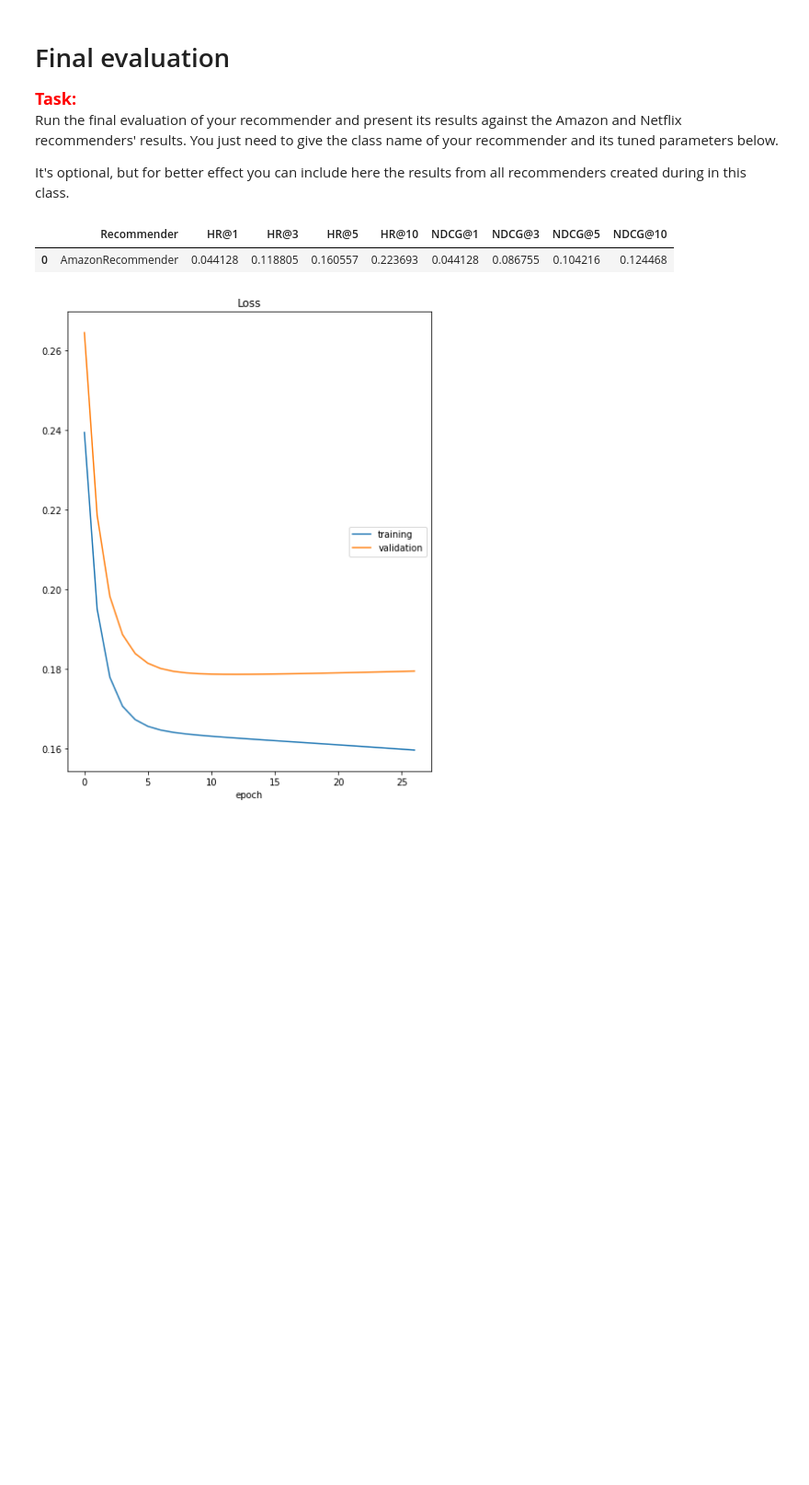
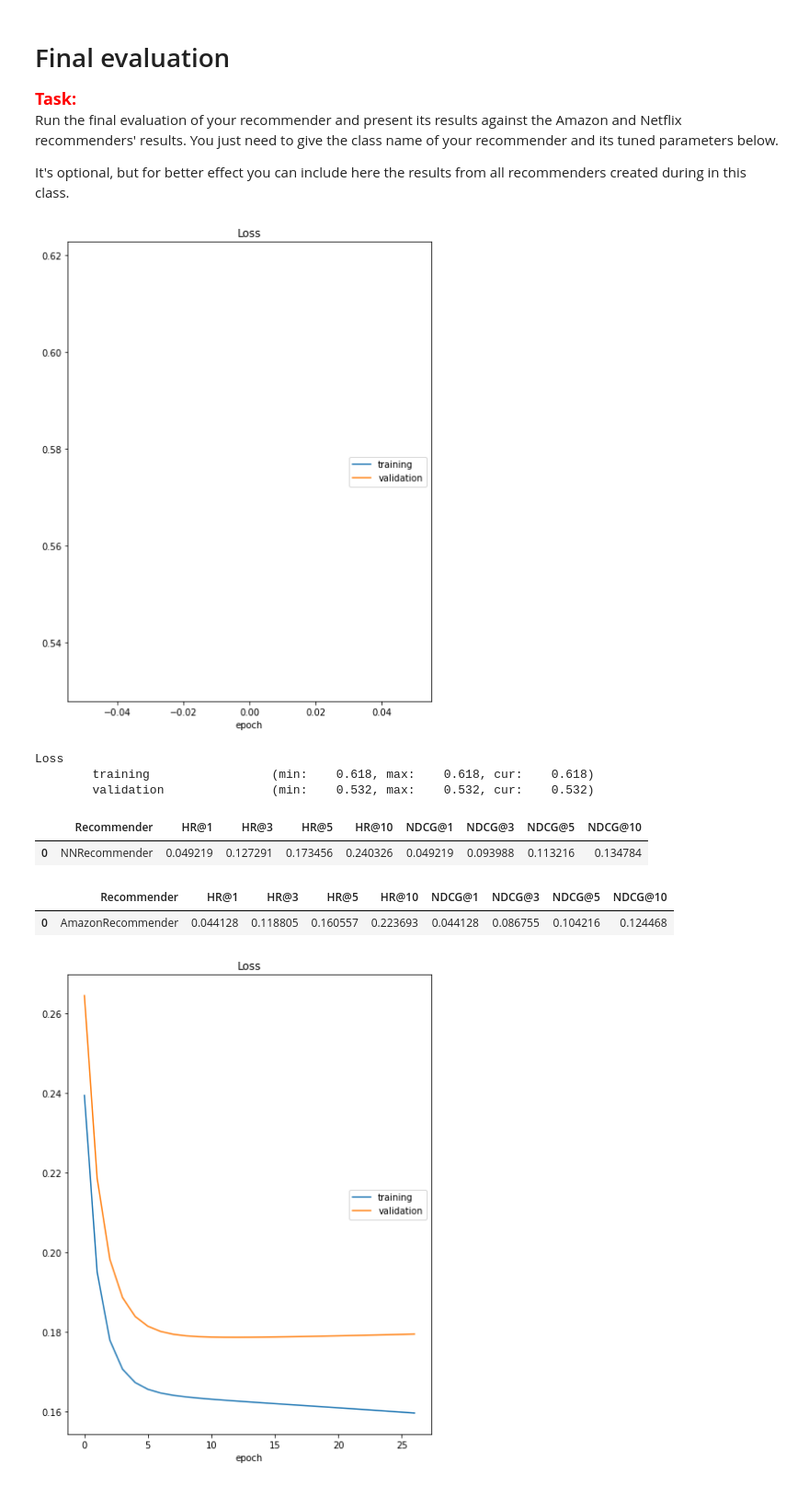
Before and after one commit to kabix09/NeuralNetworkHotelRecommender, a Jupyter notebook: project_2_recommender_and_evaluation.ipynb, the cells around one changed output. Shown at 92% size. Drawn from its saved outputs; the diff is of its cells as text; code cells hidden in the pictures; blank space fills up the shorter version.

```diff
--- a/project_2_recommender_and_evaluation.ipynb
+++ b/project_2_recommender_and_evaluation.ipynb
@@ -823,8 +820,8 @@ class NNRecommender(Recommender):
         self.users_df = users_df
         self.user_features = user_features
 
-        items_df, item_features = prepare_items_df(recommend_df)
-        items_df = items_df.loc[:, ['item_id'] + item_features]
+        items_df_cp, item_features = prepare_items_df(recommend_df)
+        items_df_cp = items_df_cp.loc[:, ['item_id'] + item_features]
 
         if(self.item_id_mapping is None or self.user_id_mapping is None):
             self.map_user_and_item(interactions_df)
@@ -854,7 +851,7 @@ class NNRecommender(Recommender):
         # (optional - use only if you want to train a hybrid model with content-based features)
 
         recommend_df = pd.merge(recommend_df, users_df, on=['user_id'])
-        recommend_df = pd.merge(recommend_df, items_df, on=['item_id'])
+        recommend_df = pd.merge(recommend_df, items_df_cp, on=['item_id'])
 
         # Initialize losses and loss visualization
 
@@ -984,14 +981,14 @@ class NNRecommender(Recommender):
         users_df = users_df.loc[:, 'user_id']
         users_df = pd.merge(users_df, self.users_df, on=['user_id'], how='left').fillna(0)
 
-        items_df, item_features = prepare_items_df(items_df)
-        items_df = items_df.loc[:, ['item_id'] + item_features]
+        items_df, item_features = prepare_items_df(interactions_df)
+        items_df_cp = items_df.loc[:, ['item_id'] + item_features] # its override `items_df` variable and break next iteration :/
 
 
         # Map item ids
-        items_df = items_df.copy()
-        items_df = items_df.loc[items_df['item_id'].isin(self.item_id_mapping)]
-        items_df['item_id'] = items_df['item_id'].map(self.item_id_mapping)
+        items_df_cp = items_df_cp.copy()
+        items_df_cp = items_df_cp.loc[items_df_cp['item_id'].isin(self.item_id_mapping)]
+        items_df_cp['item_id'] = items_df_cp['item_id'].map(self.item_id_mapping)
 
         # Generate recommendations
 
@@ -1004,7 +1001,7 @@ class NNRecommender(Recommender):
 
                 mapped_user_id = self.user_id_mapping[user_id]
 
-                ids_list = items_df['item_id'].tolist()
+                ids_list = items_df_cp['item_id'].tolist()
                 id_to_pos = np.array([0]*len(ids_list))
                 for k in range(len(ids_list)):
                     id_to_pos[ids_list[k]] = k
@@ -1161,16 +1189,37 @@ Run the final evaluation of your recommender and present its results against the
 
 It's optional, but for better effect you can include here the results from all recommenders created during in this class.
 # %%
-nn_recommender = NNRecommender(n_neg_per_pos=1)  # Initialize your recommender here
+
+params_config = {
+    'n_epochs': 1, # 25
+    'batch_size': 2, # 200 # 64
+    'learning_rate': 0.001, #0.0005
+    #'n_neurons': 0, #80
+    'embedding_dim': 6,
+    'display_loss_plot': 0,
+    'device': torch.device("cuda:0" if torch.cuda.is_available() else "cpu"),
+    'weight_decay': 0.0001,
+    'modelClass': 'MLPModel'
+}
+
+
+nn_recommender = NNRecommender(n_neg_per_pos=1, params=params_config)  # Initialize your recommender here
 
 # Give the name of your recommender in the line below
 nn_tts_results = [['NNRecommender'] + list(evaluate_train_test_split_implicit(
     nn_recommender, interactions_df, items_df))]
 
 nn_tts_results = pd.DataFrame(
     nn_tts_results, columns=['Recommender', 'HR@1', 'HR@3', 'HR@5', 'HR@10', 'NDCG@1', 'NDCG@3', 'NDCG@5', 'NDCG@10'])
 
 display(HTML(nn_tts_results.to_html()))
+# %% [output]
+[figure, added]
+Loss
+        training                 (min:    0.618, max:    0.618, cur:    0.618)
+        validation               (min:    0.532, max:    0.532, cur:    0.532)
+|  | Recommender | HR@1 | HR@3 | HR@5 | HR@10 | NDCG@1 | NDCG@3 | NDCG@5 | NDCG@10 |
+| 0 | NNRecommender | 0.049219 | 0.127291 | 0.173456 | 0.240326 | 0.049219 | 0.093988 | 0.113216 | 0.134784 |
 # %%
 from recommenders.amazon_recommender import AmazonRecommender
 
```
Also changed, not shown: parts of 2 cells of this notebook.
